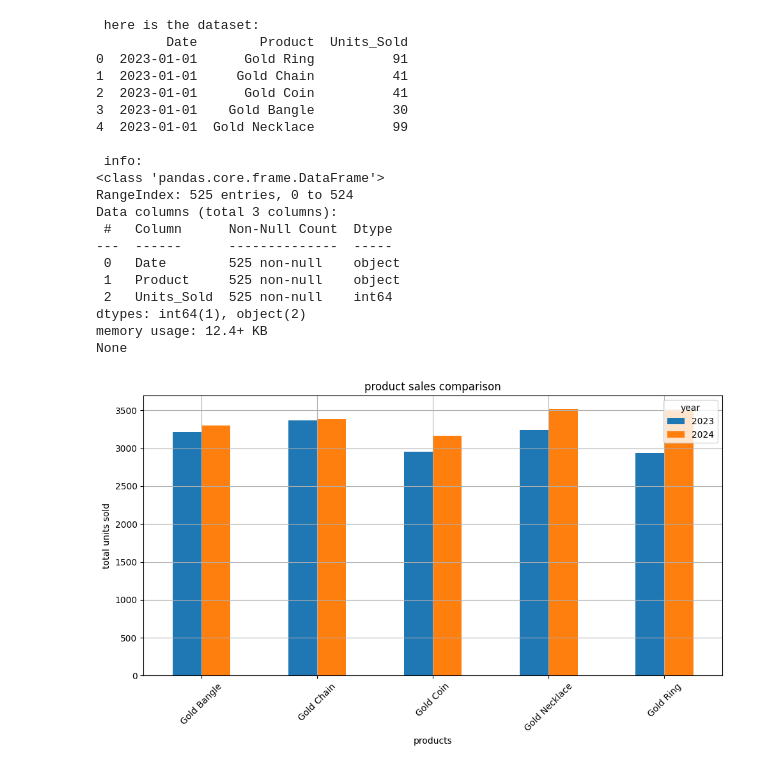
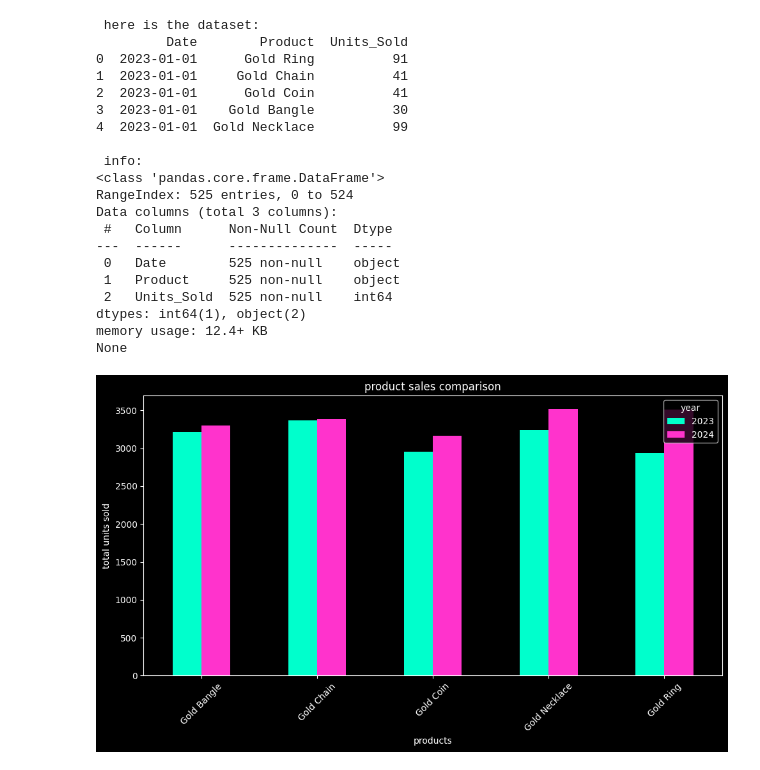
Before and after one commit to akash-sureshkumar/Gold_sales_dashboard, a Jupyter notebook: dataprocess.ipynb, the cells around one changed output. Saved outputs shown, nothing was run; the diff lists cells and outputs as text; code cells hidden in the pictures.

```diff
--- a/dataprocess.ipynb
+++ b/dataprocess.ipynb
@@ -19,46 +19,48 @@ product_summary = df.groupby(['Product', 'year'])['Units_Sold'].sum().reset_inde
 
 product_pivot = product_summary.pivot(index='Product', columns='year', values='Units_Sold').fillna(0)
 
-
-product_pivot.plot(kind='bar', figsize=(10,6))
+plt.style.use('dark_background')
+product_pivot.plot(kind='bar', figsize=(10,6), color=['#00ffcc', '#ff33cc'])
 plt.title("product sales comparison")
 plt.xlabel("products")
 plt.ylabel("total units sold")
 plt.xticks(rotation=45)
-plt.grid(True)
+plt.grid(False)
 plt.tight_layout()
-plt.savefig("product sales comparison matplotlib_png") # Corrected saverig to savefig
+plt.savefig("product sales comparison matplotlib_png") #
 plt.show()
 
-fig = px.bar(product_summary,
-             x='Product',
-             y='Units_Sold',
-             color='year',
-             barmode='group',
-             title="product sales 2023 vs 2024 (Interactive)")
+fig = px.line_polar(product_summary,
+                    theta='Product',
+                    r='Units_Sold',
+                    line_close=True,
+                    color='year',
+                    color_discrete_sequence=px.colors.qualitative.Pastel,
+                    template='plotly_dark',
+                    title='Product Sales Comparison')
 fig.show()
 
 df.to_csv("cleaned gold datasets", index=False)
 # %% [output]
  here is the dataset:
          Date        Product  Units_Sold
 0  2023-01-01      Gold Ring          91
 1  2023-01-01     Gold Chain          41
 2  2023-01-01      Gold Coin          41
 3  2023-01-01    Gold Bangle          30
 4  2023-01-01  Gold Necklace          99
 
  info:
 <class 'pandas.core.frame.DataFrame'>
 RangeIndex: 525 entries, 0 to 524
 Data columns (total 3 columns):
  #   Column      Non-Null Count  Dtype
 ---  ------      --------------  -----
  0   Date        525 non-null    object
  1   Product     525 non-null    object
  2   Units_Sold  525 non-null    int64
 dtypes: int64(1), object(2)
 memory usage: 12.4+ KB
 None
-[figure, old version]
+[figure, new version]
 [interactive output not drawn]
```
